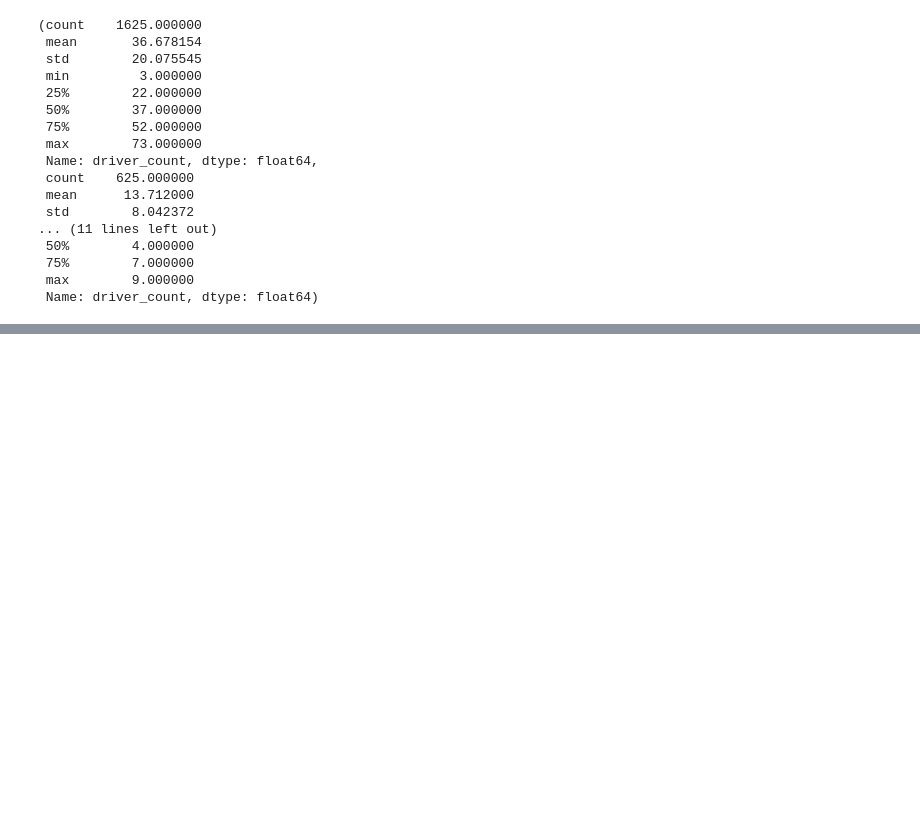
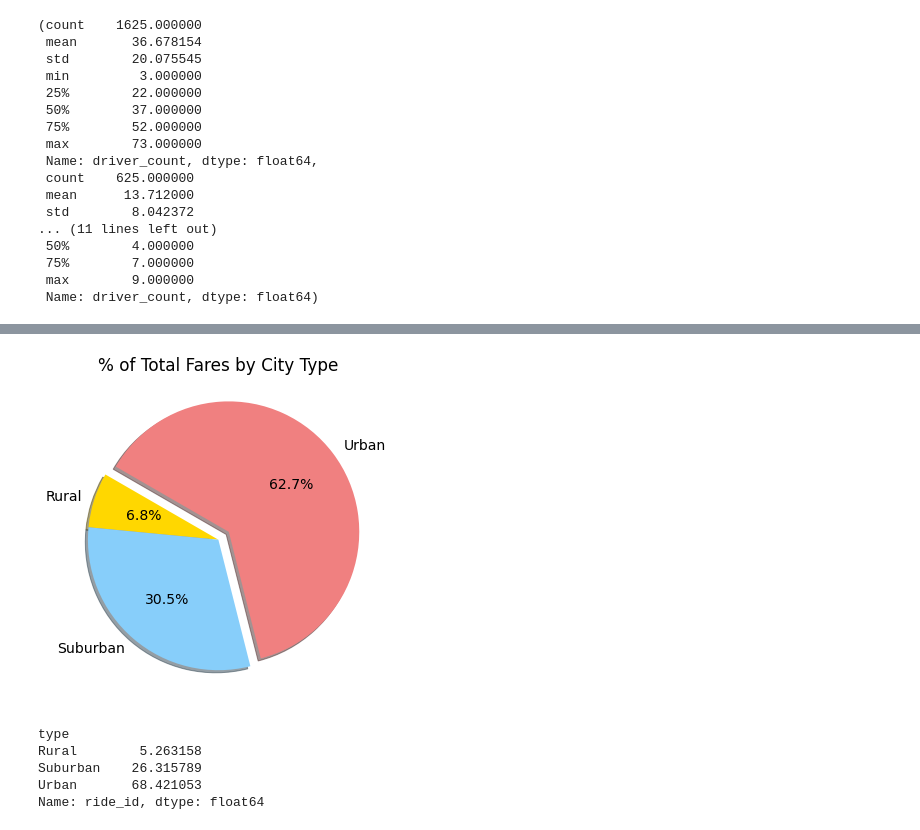
Before and after one commit to tyler-sanzo/PyBer_Analysis, a Jupyter notebook: PyBer.ipynb, the cells around one changed output, grey strips where cells are left out. Saved outputs shown, nothing was run; the diff lists cells and outputs as text; code cells hidden in the pictures; blank space fills up the shorter version.

```diff
--- a/PyBer.ipynb
+++ b/PyBer.ipynb
@@ -506,0 +540,33 @@ urban_drivers_s.describe(), suburban_drivers_s.describe(), rural_drivers_s.descr
+# %%
+#Want to change font size to 14, cant do this within pyplot so must import mpl
+
+# Import mpl to change the plot configurations using rcParams.
+import matplotlib as mpl
+# Build Pie Chart
+plt.subplots(figsize=(10, 6))
+plt.pie(fare_percents_by_type_s,
+    labels=fare_percents_by_type_s.index.tolist(),
+    colors=["gold", "lightskyblue", "lightcoral"],
+    explode=[0, 0, 0.1],
+    autopct='%1.1f%%',
+    shadow=True, startangle=150)
+plt.title("% of Total Fares by City Type")
+# Change the default font size from 10 to 14.
+mpl.rcParams['font.size'] = 14
+# Save Figure
+plt.savefig("analysis/Fig5.png")
+# Show Figure
+plt.show()
+# %% [output]
+[figure, added]
+# %%
+#5.6.1 Calculate Ride Percentages by city type
+
+ride_percents_by_type_s = 100 * pyber_data_df.groupby(['type']).count().ride_id / pyber_data_df.count().ride_id
+ride_percents_by_type_s
+# %% [output]
+type
+Rural        5.263158
+Suburban    26.315789
+Urban       68.421053
+Name: ride_id, dtype: float64
```
Also changed, not shown: parts of 6 cells of this notebook, 3 other files.
